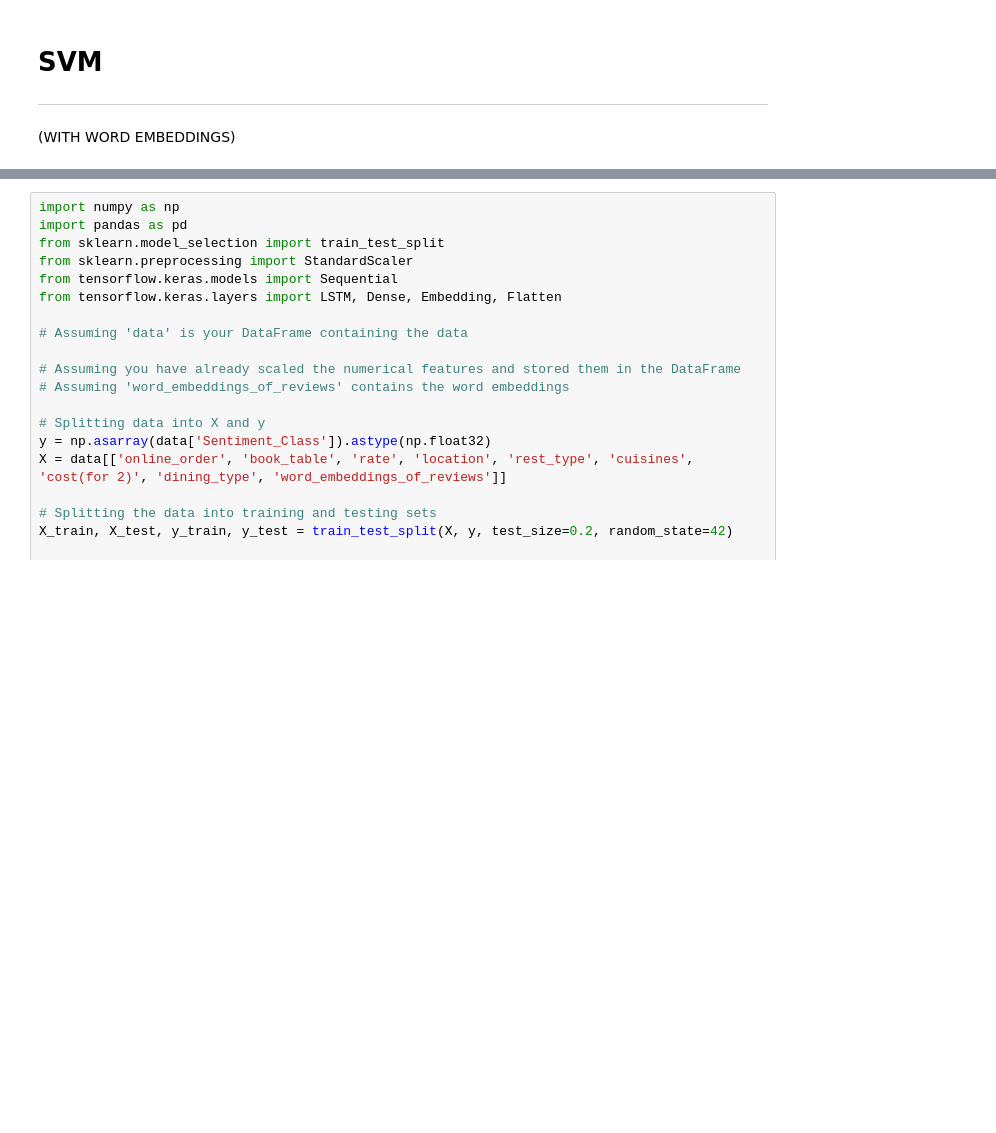
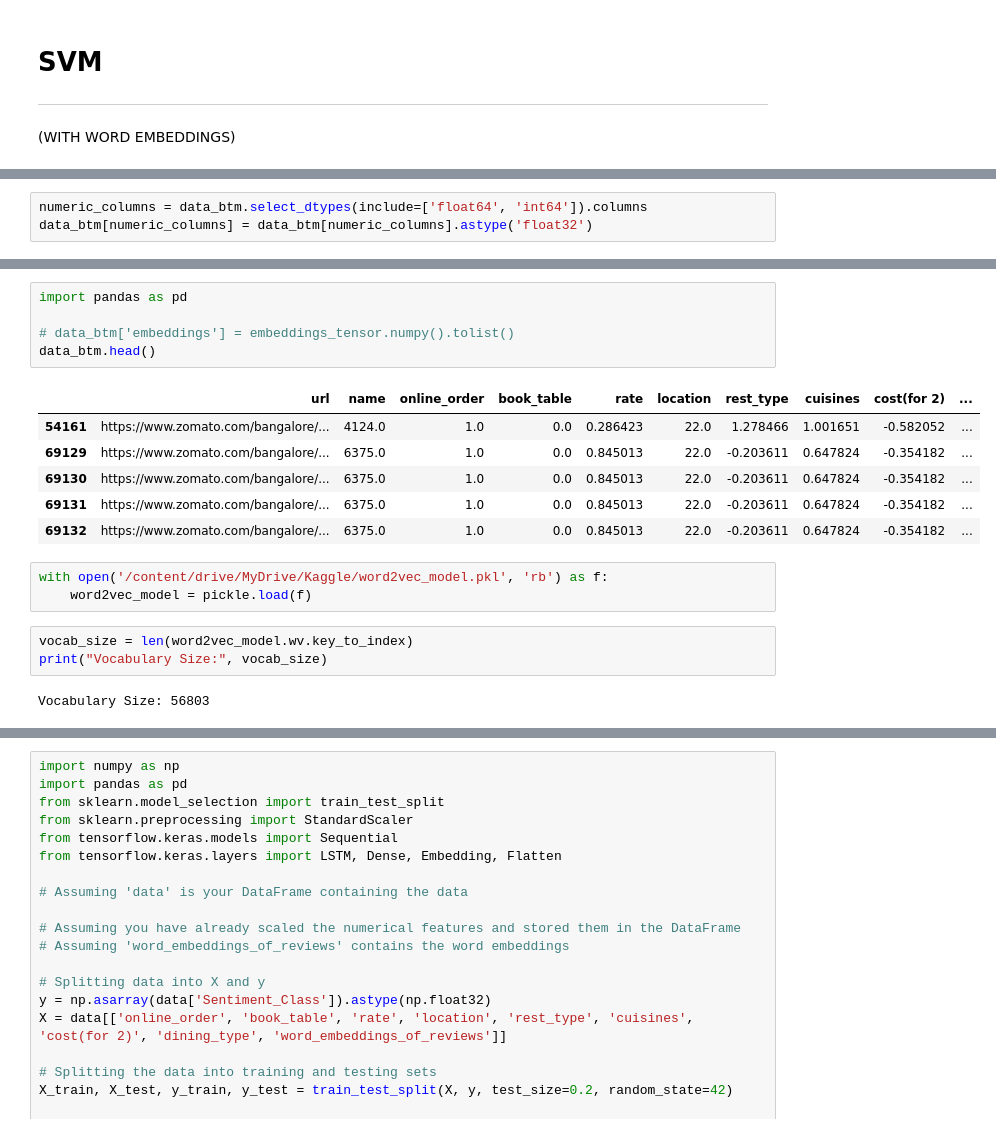
Before and after one commit to WaHMugdha/MoodBites, a Jupyter notebook: moodbites_models.ipynb, the cells around one changed output, grey strips where cells are left out. Cells and saved outputs as stored; diff of their text form; blank space fills up the shorter version.

```diff
--- a/moodbites_models.ipynb
+++ b/moodbites_models.ipynb
@@ -318 +274,4 @@ print(classification_report(y_test, y_pred))
+# %%
+numeric_columns = data_btm.select_dtypes(include=['float64', 'int64']).columns
+data_btm[numeric_columns] = data_btm[numeric_columns].astype('float32')
 # %%
@@ -347,0 +315,20 @@ ValueError: setting an array element with a sequence. The requested array has an
+# %%
+import pandas as pd
+
+# data_btm['embeddings'] = embeddings_tensor.numpy().tolist()
+data_btm.head()
+# %% [output]
+|  | url | name | online_order | book_table | rate | location | rest_type | cuisines | cost(for 2) | ... |
+| 54161 | https://www.zomato.com/bangalore/... | 4124.0 | 1.0 | 0.0 | 0.286423 | 22.0 | 1.278466 | 1.001651 | -0.582052 | ... |
+| 69129 | https://www.zomato.com/bangalore/... | 6375.0 | 1.0 | 0.0 | 0.845013 | 22.0 | -0.203611 | 0.647824 | -0.354182 | ... |
+| 69130 | https://www.zomato.com/bangalore/... | 6375.0 | 1.0 | 0.0 | 0.845013 | 22.0 | -0.203611 | 0.647824 | -0.354182 | ... |
+| 69131 | https://www.zomato.com/bangalore/... | 6375.0 | 1.0 | 0.0 | 0.845013 | 22.0 | -0.203611 | 0.647824 | -0.354182 | ... |
+| 69132 | https://www.zomato.com/bangalore/... | 6375.0 | 1.0 | 0.0 | 0.845013 | 22.0 | -0.203611 | 0.647824 | -0.354182 | ... |
+# %%
+with open('/content/drive/MyDrive/Kaggle/word2vec_model.pkl', 'rb') as f:
+    word2vec_model = pickle.load(f)
+# %%
+vocab_size = len(word2vec_model.wv.key_to_index)
+print("Vocabulary Size:", vocab_size)
+# %% [output]
+Vocabulary Size: 56803
```
Also changed, not shown: parts of 14 cells of this notebook.
